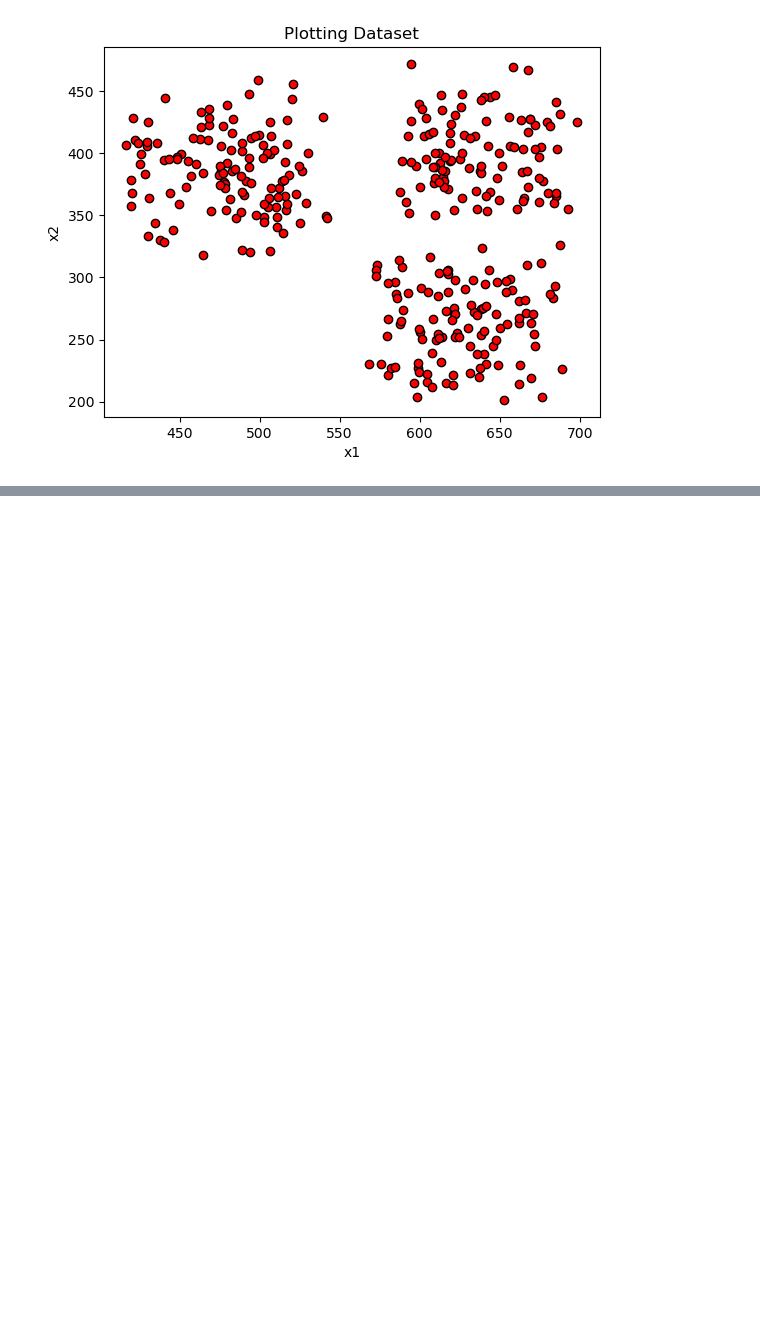
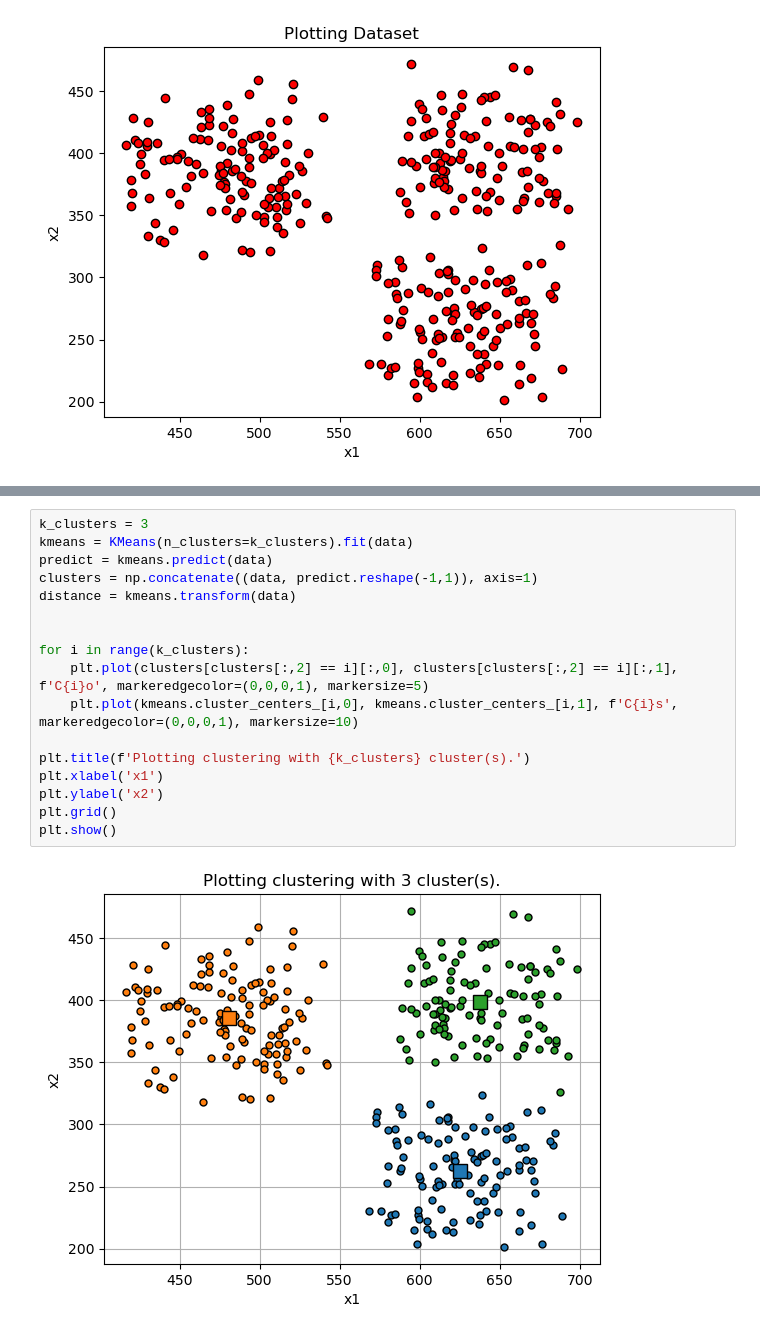
Before and after one commit to HenriqueTogo/machine-learning, a Jupyter notebook: Lista03/lista_03_231111280_q03.ipynb, the cells around one changed output, grey strips where cells are left out. Drawn from its saved outputs; the diff is of its cells as text; blank space fills up the shorter version.

Commit message:
gráficos cluster

```diff
--- a/Lista03/lista_03_231111280_q03.ipynb
+++ b/Lista03/lista_03_231111280_q03.ipynb
@@ -83,0 +27,19 @@ print(clusters)
+# %%
+k_clusters = 3
+kmeans = KMeans(n_clusters=k_clusters).fit(data)
+predict = kmeans.predict(data)
+clusters = np.concatenate((data, predict.reshape(-1,1)), axis=1)
+distance = kmeans.transform(data)
+
+
+for i in range(k_clusters):
+    plt.plot(clusters[clusters[:,2] == i][:,0], clusters[clusters[:,2] == i][:,1], f'C{i}o', markeredgecolor=(0,0,0,1), markersize=5)
+    plt.plot(kmeans.cluster_centers_[i,0], kmeans.cluster_centers_[i,1], f'C{i}s', markeredgecolor=(0,0,0,1), markersize=10)
+
+plt.title(f'Plotting clustering with {k_clusters} cluster(s).')
+plt.xlabel('x1')
+plt.ylabel('x2')
+plt.grid()
+plt.show()
+# %% [output]
+[figure, added]
```
Also changed, not shown: parts of 6 cells of this notebook.
